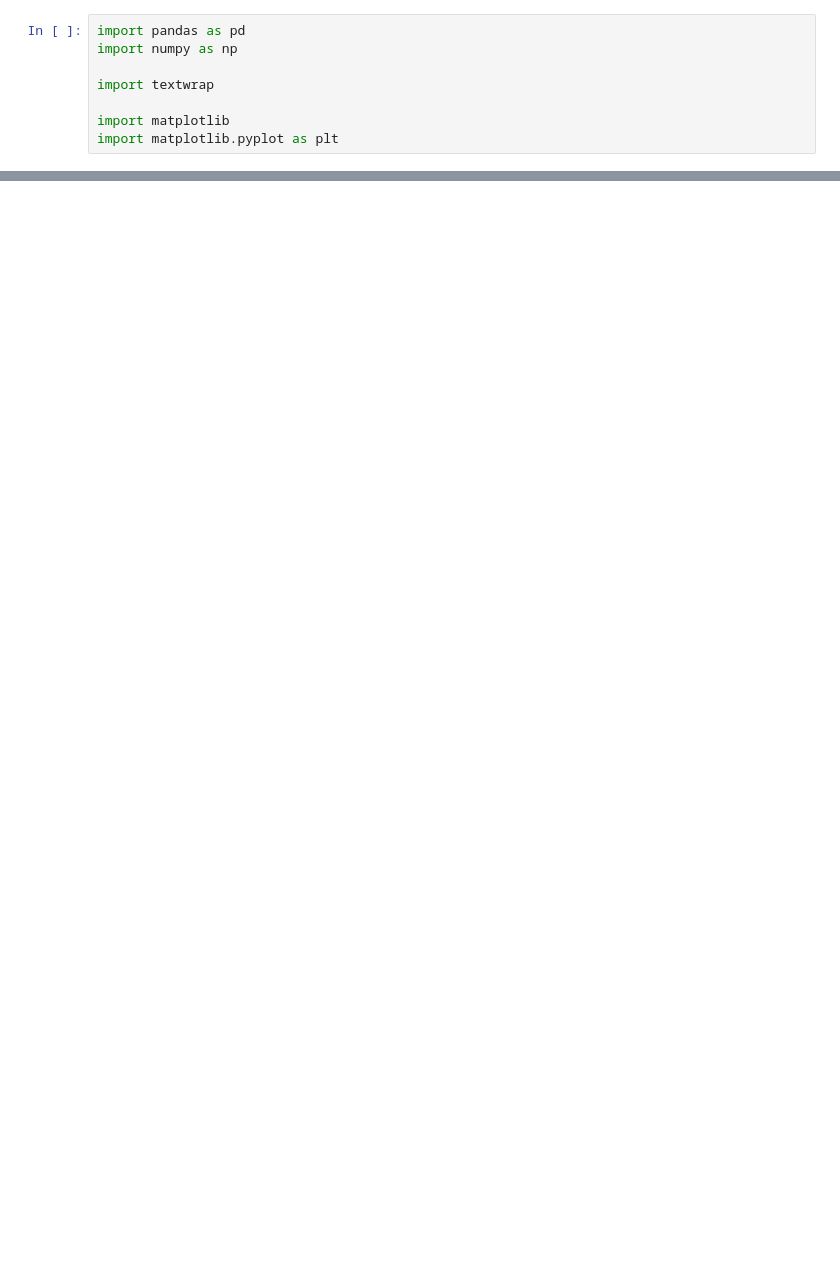
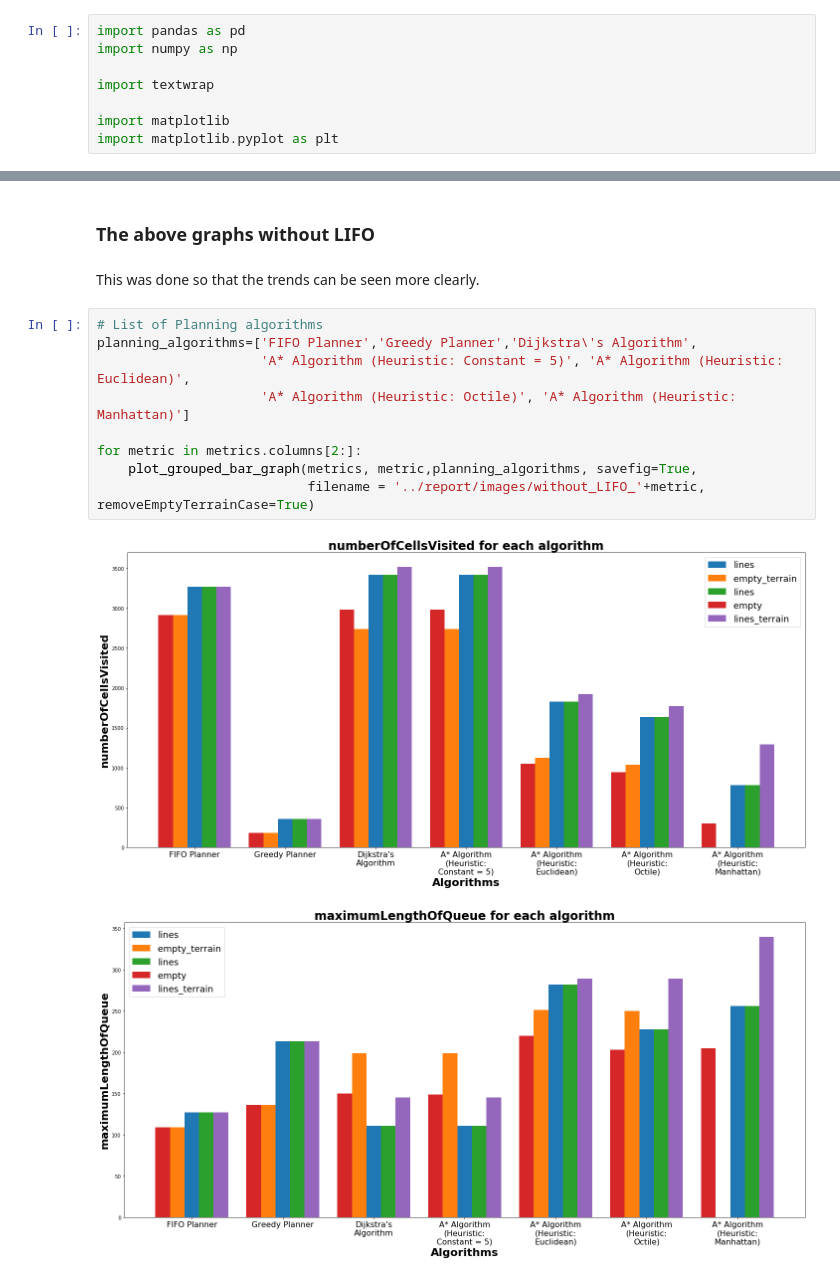
Before and after one commit to tharmee99/COMP0037_CW1_Path-Planning-in-a-known-world, a Jupyter notebook: comp0037_cw1/exports/visualise_performance_metrics.ipynb, the cells around one changed output, grey strips where cells are left out. Cells and saved outputs as stored; diff of their text form; blank space fills up the shorter version.

```diff
--- a/comp0037_cw1/exports/visualise_performance_metrics.ipynb
+++ b/comp0037_cw1/exports/visualise_performance_metrics.ipynb
@@ -94,0 +106,16 @@ for metric in metrics.columns[2:]:
+# %% [markdown]
+### The above graphs without LIFO
+# %% [markdown]
+This was done so that the trends can be seen more clearly.
+# %%
+# List of Planning algorithms
+planning_algorithms=['FIFO Planner','Greedy Planner','Dijkstra\'s Algorithm',
+                     'A* Algorithm (Heuristic: Constant = 5)', 'A* Algorithm (Heuristic: Euclidean)',
+                     'A* Algorithm (Heuristic: Octile)', 'A* Algorithm (Heuristic: Manhattan)']
+
+for metric in metrics.columns[2:]:
+    plot_grouped_bar_graph(metrics, metric,planning_algorithms, savefig=True,
+                           filename = '../report/images/without_LIFO_'+metric, removeEmptyTerrainCase=True)
+# %% [output]
+[figure, added]
+[figure, added]
```
Also changed, not shown: parts of 11 cells of this notebook, 35 other files.
